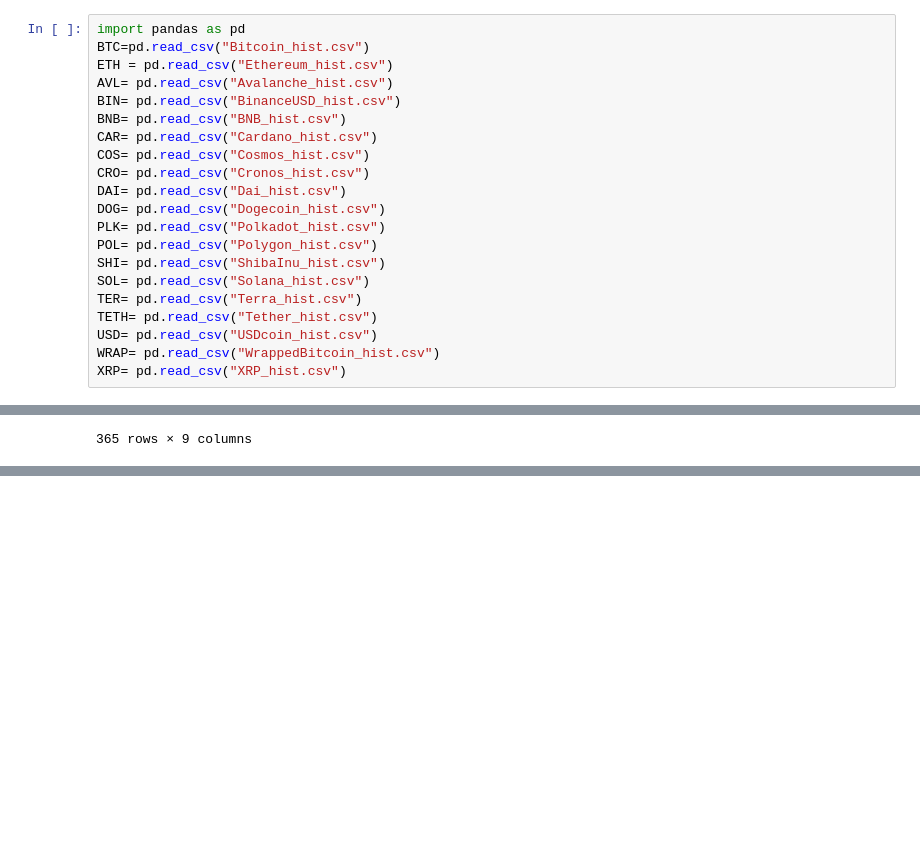
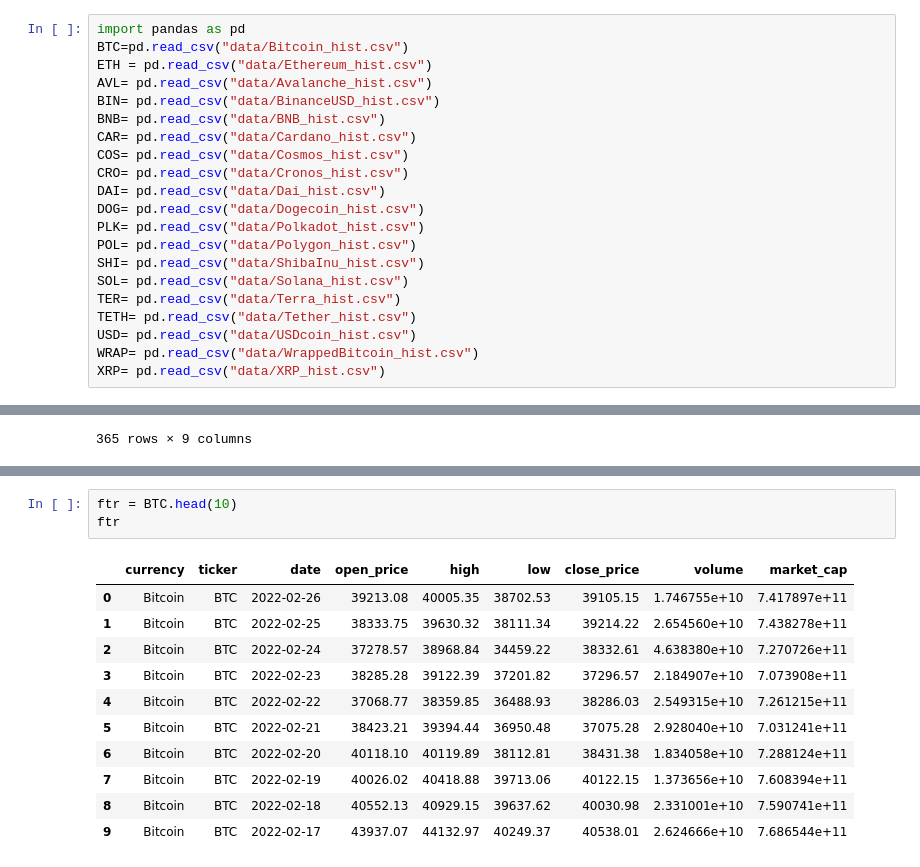
Before and after one commit to psychoautic/Crypto-prices-EDA, a Jupyter notebook: EDA.ipynb, the cells around one changed output, grey strips where cells are left out. Cells and saved outputs as stored; diff of their text form; blank space fills up the shorter version.

```diff
--- a/EDA.ipynb
+++ b/EDA.ipynb
@@ -1,24 +1,24 @@
 # %%
 import pandas as pd
-BTC=pd.read_csv("Bitcoin_hist.csv")
-ETH = pd.read_csv("Ethereum_hist.csv")
-AVL= pd.read_csv("Avalanche_hist.csv")
-BIN= pd.read_csv("BinanceUSD_hist.csv")
-BNB= pd.read_csv("BNB_hist.csv")
-CAR= pd.read_csv("Cardano_hist.csv")
-COS= pd.read_csv("Cosmos_hist.csv")
-CRO= pd.read_csv("Cronos_hist.csv")
-DAI= pd.read_csv("Dai_hist.csv")
-DOG= pd.read_csv("Dogecoin_hist.csv")
-PLK= pd.read_csv("Polkadot_hist.csv")
-POL= pd.read_csv("Polygon_hist.csv")
-SHI= pd.read_csv("ShibaInu_hist.csv")
-SOL= pd.read_csv("Solana_hist.csv")
-TER= pd.read_csv("Terra_hist.csv")
-TETH= pd.read_csv("Tether_hist.csv")
-USD= pd.read_csv("USDcoin_hist.csv")
-WRAP= pd.read_csv("WrappedBitcoin_hist.csv")
-XRP= pd.read_csv("XRP_hist.csv")
+BTC=pd.read_csv("data/Bitcoin_hist.csv")
+ETH = pd.read_csv("data/Ethereum_hist.csv")
+AVL= pd.read_csv("data/Avalanche_hist.csv")
+BIN= pd.read_csv("data/BinanceUSD_hist.csv")
+BNB= pd.read_csv("data/BNB_hist.csv")
+CAR= pd.read_csv("data/Cardano_hist.csv")
+COS= pd.read_csv("data/Cosmos_hist.csv")
+CRO= pd.read_csv("data/Cronos_hist.csv")
+DAI= pd.read_csv("data/Dai_hist.csv")
+DOG= pd.read_csv("data/Dogecoin_hist.csv")
+PLK= pd.read_csv("data/Polkadot_hist.csv")
+POL= pd.read_csv("data/Polygon_hist.csv")
+SHI= pd.read_csv("data/ShibaInu_hist.csv")
+SOL= pd.read_csv("data/Solana_hist.csv")
+TER= pd.read_csv("data/Terra_hist.csv")
+TETH= pd.read_csv("data/Tether_hist.csv")
+USD= pd.read_csv("data/USDcoin_hist.csv")
+WRAP= pd.read_csv("data/WrappedBitcoin_hist.csv")
+XRP= pd.read_csv("data/XRP_hist.csv")
 # %%
 shape = BTC.shape
 shape
@@ -800,0 +846,15 @@ nullcheck
+# %%
+ftr = BTC.head(10)
+ftr
+# %% [output]
+|  | currency | ticker | date | open_price | high | low | close_price | volume | market_cap |
+| 0 | Bitcoin | BTC | 2022-02-26 | 39213.08 | 40005.35 | 38702.53 | 39105.15 | 1.746755e+10 | 7.417897e+11 |
+| 1 | Bitcoin | BTC | 2022-02-25 | 38333.75 | 39630.32 | 38111.34 | 39214.22 | 2.654560e+10 | 7.438278e+11 |
+| 2 | Bitcoin | BTC | 2022-02-24 | 37278.57 | 38968.84 | 34459.22 | 38332.61 | 4.638380e+10 | 7.270726e+11 |
+| 3 | Bitcoin | BTC | 2022-02-23 | 38285.28 | 39122.39 | 37201.82 | 37296.57 | 2.184907e+10 | 7.073908e+11 |
+| 4 | Bitcoin | BTC | 2022-02-22 | 37068.77 | 38359.85 | 36488.93 | 38286.03 | 2.549315e+10 | 7.261215e+11 |
+| 5 | Bitcoin | BTC | 2022-02-21 | 38423.21 | 39394.44 | 36950.48 | 37075.28 | 2.928040e+10 | 7.031241e+11 |
+| 6 | Bitcoin | BTC | 2022-02-20 | 40118.10 | 40119.89 | 38112.81 | 38431.38 | 1.834058e+10 | 7.288124e+11 |
+| 7 | Bitcoin | BTC | 2022-02-19 | 40026.02 | 40418.88 | 39713.06 | 40122.15 | 1.373656e+10 | 7.608394e+11 |
+| 8 | Bitcoin | BTC | 2022-02-18 | 40552.13 | 40929.15 | 39637.62 | 40030.98 | 2.331001e+10 | 7.590741e+11 |
+| 9 | Bitcoin | BTC | 2022-02-17 | 43937.07 | 44132.97 | 40249.37 | 40538.01 | 2.624666e+10 | 7.686544e+11 |
```
Also changed, not shown: parts of 2 cells of this notebook, 19 other files.
